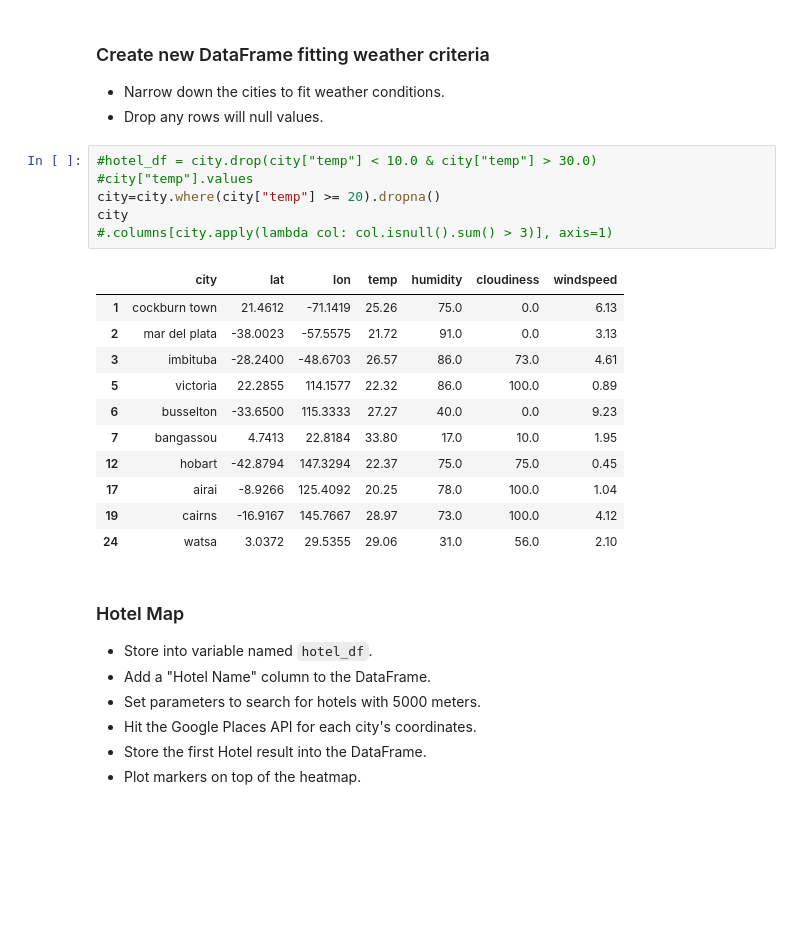
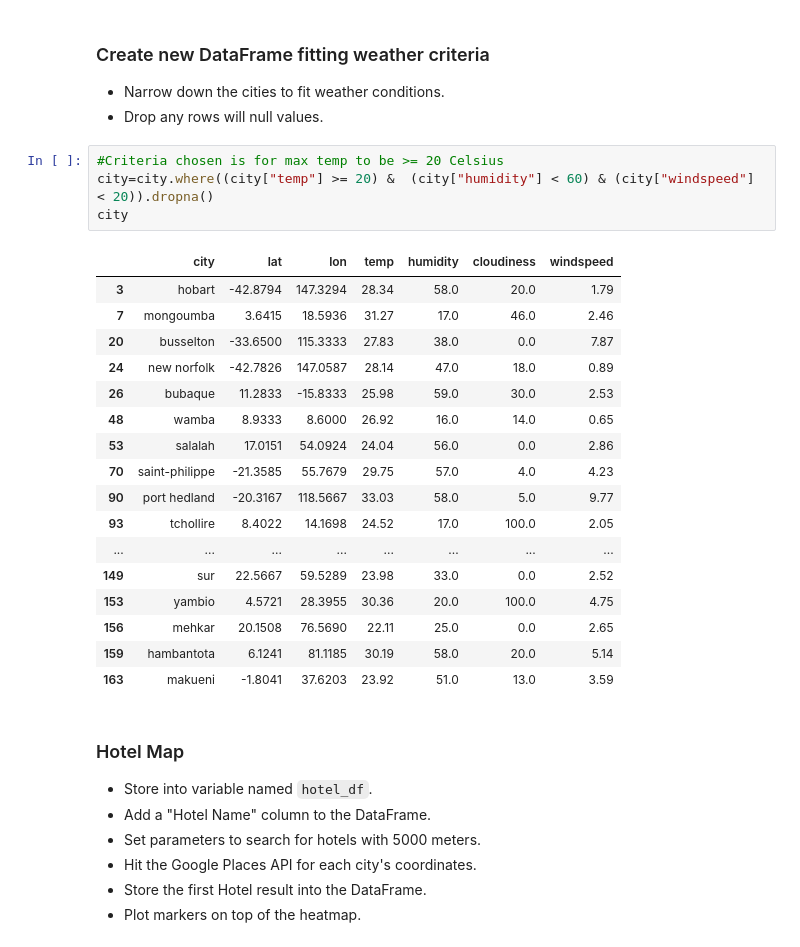
Before and after one commit to granginderpreet/python-api-challenge, a Jupyter notebook: VacationPy/VacationPy.ipynb, the cells around one changed output. Drawn from its saved outputs; the diff is of its cells as text; blank space fills up the shorter version.

Commit message:
Reduced number of hotels to under 14

```diff
--- a/VacationPy/VacationPy.ipynb
+++ b/VacationPy/VacationPy.ipynb
@@ -72,24 +75,28 @@ fig
 ### Create new DataFrame fitting weather criteria
 * Narrow down the cities to fit weather conditions.
 * Drop any rows will null values.
-# %%
-#hotel_df = city.drop(city["temp"] < 10.0 & city["temp"] > 30.0)
-#city["temp"].values
-city=city.where(city["temp"] >= 20).dropna()
-city
-#.columns[city.apply(lambda col: col.isnull().sum() > 3)], axis=1)
-# %% [output]
-|  | city | lat | lon | temp | humidity | cloudiness | windspeed |
-| 1 | cockburn town | 21.4612 | -71.1419 | 25.26 | 75.0 | 0.0 | 6.13 |
-| 2 | mar del plata | -38.0023 | -57.5575 | 21.72 | 91.0 | 0.0 | 3.13 |
-| 3 | imbituba | -28.2400 | -48.6703 | 26.57 | 86.0 | 73.0 | 4.61 |
-| 5 | victoria | 22.2855 | 114.1577 | 22.32 | 86.0 | 100.0 | 0.89 |
-| 6 | busselton | -33.6500 | 115.3333 | 27.27 | 40.0 | 0.0 | 9.23 |
-| 7 | bangassou | 4.7413 | 22.8184 | 33.80 | 17.0 | 10.0 | 1.95 |
-| 12 | hobart | -42.8794 | 147.3294 | 22.37 | 75.0 | 75.0 | 0.45 |
-| 17 | airai | -8.9266 | 125.4092 | 20.25 | 78.0 | 100.0 | 1.04 |
-| 19 | cairns | -16.9167 | 145.7667 | 28.97 | 73.0 | 100.0 | 4.12 |
-| 24 | watsa | 3.0372 | 29.5355 | 29.06 | 31.0 | 56.0 | 2.10 |
+# %%
+#Criteria chosen is for max temp to be >= 20 Celsius
+city=city.where((city["temp"] >= 20) &  (city["humidity"] < 60) & (city["windspeed"] < 20)).dropna()
+city
+# %% [output]
+|  | city | lat | lon | temp | humidity | cloudiness | windspeed |
+| 3 | hobart | -42.8794 | 147.3294 | 28.34 | 58.0 | 20.0 | 1.79 |
+| 7 | mongoumba | 3.6415 | 18.5936 | 31.27 | 17.0 | 46.0 | 2.46 |
+| 20 | busselton | -33.6500 | 115.3333 | 27.83 | 38.0 | 0.0 | 7.87 |
+| 24 | new norfolk | -42.7826 | 147.0587 | 28.14 | 47.0 | 18.0 | 0.89 |
+| 26 | bubaque | 11.2833 | -15.8333 | 25.98 | 59.0 | 30.0 | 2.53 |
+| 48 | wamba | 8.9333 | 8.6000 | 26.92 | 16.0 | 14.0 | 0.65 |
+| 53 | salalah | 17.0151 | 54.0924 | 24.04 | 56.0 | 0.0 | 2.86 |
+| 70 | saint-philippe | -21.3585 | 55.7679 | 29.75 | 57.0 | 4.0 | 4.23 |
+| 90 | port hedland | -20.3167 | 118.5667 | 33.03 | 58.0 | 5.0 | 9.77 |
+| 93 | tchollire | 8.4022 | 14.1698 | 24.52 | 17.0 | 100.0 | 2.05 |
+| ... | ... | ... | ... | ... | ... | ... | ... |
+| 149 | sur | 22.5667 | 59.5289 | 23.98 | 33.0 | 0.0 | 2.52 |
+| 153 | yambio | 4.5721 | 28.3955 | 30.36 | 20.0 | 100.0 | 4.75 |
+| 156 | mehkar | 20.1508 | 76.5690 | 22.11 | 25.0 | 0.0 | 2.65 |
+| 159 | hambantota | 6.1241 | 81.1185 | 30.19 | 58.0 | 20.0 | 5.14 |
+| 163 | makueni | -1.8041 | 37.6203 | 23.92 | 51.0 | 13.0 | 3.59 |
 # %% [markdown]
 ### Hotel Map
 * Store into variable named `hotel_df`.
```
Also changed, not shown: parts of 7 cells of this notebook.
